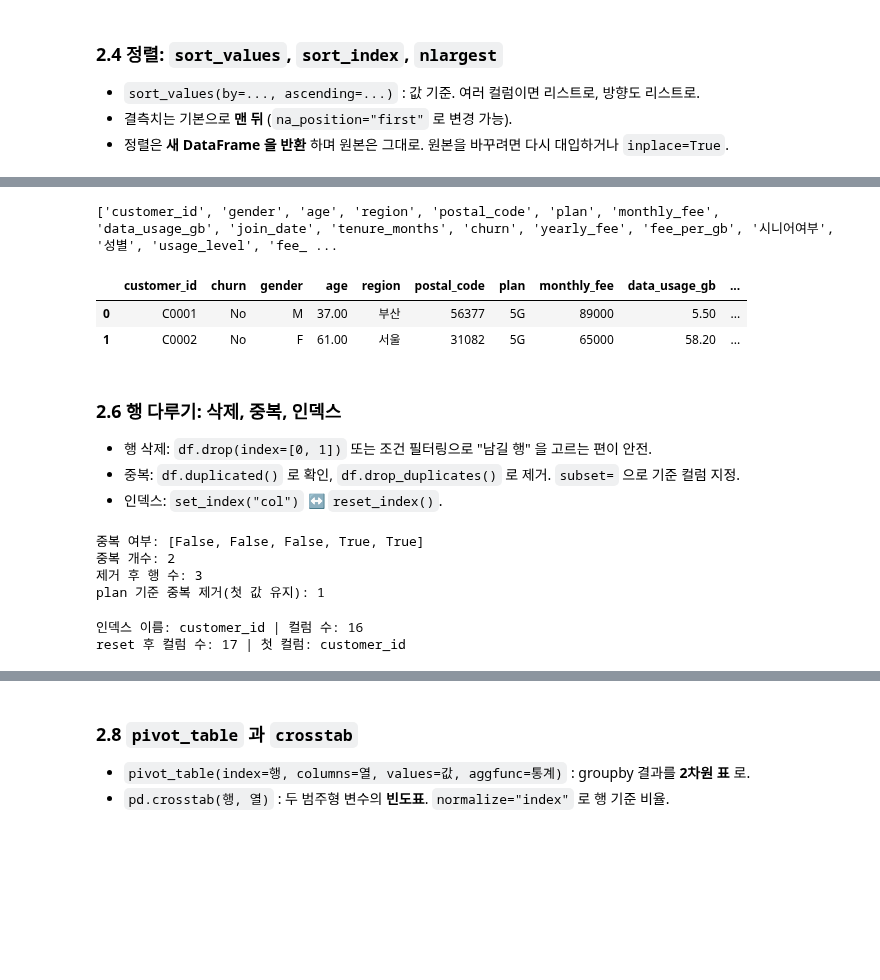
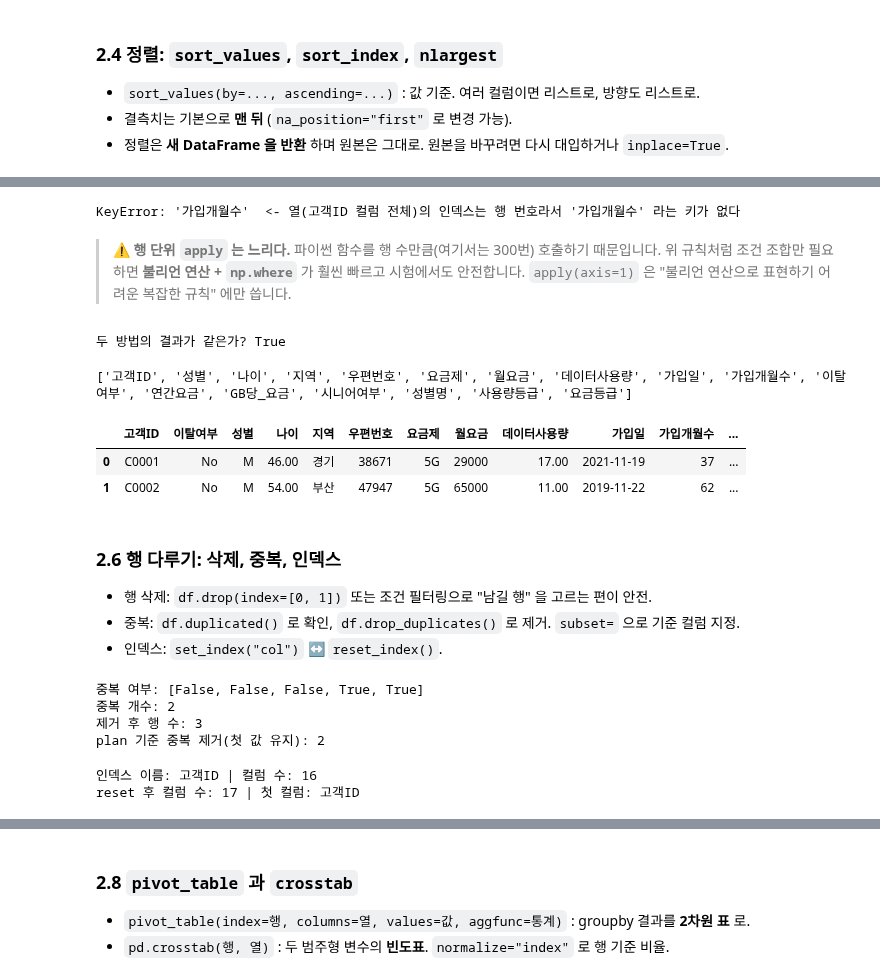
Before and after one commit to icesnake72/aice, a Jupyter notebook: aice_course/02_데이터구조확인_기초데이터다루기.ipynb, the cells around one changed output, grey strips where cells are left out. Cells and saved outputs as stored; diff of their text form; code cells hidden in the pictures; blank space fills up the shorter version.

```diff
--- a/aice_course/02_데이터구조확인_기초데이터다루기.ipynb
+++ b/aice_course/02_데이터구조확인_기초데이터다루기.ipynb
@@ -705,7 +730,7 @@ def fee_grade(fee: int) -> str:
   return "베이직"
 
 
-df["fee_grade"] = df["monthly_fee"].apply(fee_grade)
-df["id_number"] = df["customer_id"].apply(lambda x: int(x[1:]))    # "C0007" -> 7
-df[["customer_id", "id_number", "monthly_fee", "fee_grade"]].head(3)
+df["요금등급"] = df["월요금"].apply(fee_grade)
+df["고객번호"] = df["고객ID"].apply(lambda x: int(x[1:]))    # "C0007" -> 7
+df[["고객ID", "고객번호", "월요금", "요금등급"]].head(3)
 # %% [output]
@@ -716,8 +752,8 @@ df[["customer_id", "id_number", "monthly_fee", "fee_grade"]].head(3)
 # %%
 # 행 단위 apply (axis=1): 여러 컬럼을 동시에 보는 규칙
-df["risk"] = df.apply(
-  lambda row: "high" if (row["tenure_months"] < 12 and row["plan"] == "3G") else "normal",
+df["위험군"] = df.apply(
+  lambda row: "high" if (row["가입개월수"] < 12 and row["요금제"] == "3G") else "normal",
   axis=1,
 )
-df["risk"].value_counts()
+df["위험군"].value_counts()
 # %% [output]
@@ -728,19 +783,36 @@ Name: count, dtype: int64
+# %%
+# axis=0 으로 잘못 주면: 열이 들어오므로 row["가입개월수"] 를 찾을 수 없어 KeyError
+try:
+  df.apply(lambda row: "high" if (row["가입개월수"] < 12 and row["요금제"] == "3G") else "normal", axis=0)
+except KeyError as e:
+  print("KeyError:", e, " <- 열(고객ID 컬럼 전체)의 인덱스는 행 번호라서 '가입개월수' 라는 키가 없다")
+# %% [output]
+KeyError: '가입개월수'  <- 열(고객ID 컬럼 전체)의 인덱스는 행 번호라서 '가입개월수' 라는 키가 없다
+# %% [markdown]
+> **⚠️ 행 단위 `apply` 는 느리다.** 파이썬 함수를 행 수만큼(여기서는 300번) 호출하기 때문입니다. 위 규칙처럼 조건 조합만 필요하면 **불리언 연산 + `np.where`** 가 훨씬 빠르고 시험에서도 안전합니다. `apply(axis=1)` 은 "불리언 연산으로 표현하기 어려운 복잡한 규칙" 에만 씁니다.
+# %%
+# 같은 결과를 apply 없이: 벡터 연산은 300행이든 300만 행이든 한 번에 처리한다
+df["위험군2"] = np.where((df["가입개월수"] < 12) & (df["요금제"] == "3G"), "high", "normal")
+print("두 방법의 결과가 같은가?", (df["위험군"] == df["위험군2"]).all())
+df = df.drop(columns=["위험군2"])
+# %% [output]
+두 방법의 결과가 같은가? True
 # %%
 # 삭제와 이름 변경 (원본을 바꾸려면 다시 대입!)
-df = df.drop(columns=["id_number", "risk"])
-df = df.rename(columns={"gender_kr": "성별", "is_senior": "시니어여부"})
+df = df.drop(columns=["고객번호", "위험군"])
+df = df.rename(columns={"연요금": "연간요금", "GB당요금": "GB당_요금"})
 print(df.columns.tolist())
 # %% [output]
-['customer_id', 'gender', 'age', 'region', 'postal_code', 'plan', 'monthly_fee', 'data_usage_gb', 'join_date', 'tenure_months', 'churn', 'yearly_fee', 'fee_per_gb', '시니어여부', '성별', 'usage_level', 'fee_ ...
+['고객ID', '성별', '나이', '지역', '우편번호', '요금제', '월요금', '데이터사용량', '가입일', '가입개월수', '이탈여부', '연간요금', 'GB당_요금', '시니어여부', '성별명', '사용량등급', '요금등급']
 # %%
 # 컬럼 순서 바꾸기: 원하는 순서의 리스트로 다시 선택
-front = ["customer_id", "churn"]
+front = ["고객ID", "이탈여부"]
 df = df[front + [c for c in df.columns if c not in front]]
 df.head(2)
 # %% [output]
-|  | customer_id | churn | gender | age | region | postal_code | plan | monthly_fee | data_usage_gb | ... |
-| 0 | C0001 | No | M | 37.00 | 부산 | 56377 | 5G | 89000 | 5.50 | ... |
-| 1 | C0002 | No | F | 61.00 | 서울 | 31082 | 5G | 65000 | 58.20 | ... |
+|  | 고객ID | 이탈여부 | 성별 | 나이 | 지역 | 우편번호 | 요금제 | 월요금 | 데이터사용량 | 가입일 | 가입개월수 | ... |
+| 0 | C0001 | No | M | 46.00 | 경기 | 38671 | 5G | 29000 | 17.00 | 2021-11-19 | 37 | ... |
+| 1 | C0002 | No | M | 54.00 | 부산 | 47947 | 5G | 65000 | 11.00 | 2019-11-22 | 62 | ... |
 # %% [markdown]
 ### 2.6 행 다루기: 삭제, 중복, 인덱스
 
@@ -753,21 +825,21 @@ dup = pd.concat([df.head(3), df.head(2)], ignore_index=True)
 print("중복 여부:", dup.duplicated().tolist())
 print("중복 개수:", dup.duplicated().sum())
 print("제거 후 행 수:", len(dup.drop_duplicates()))
-print("plan 기준 중복 제거(첫 값 유지):", len(dup.drop_duplicates(subset=["plan"], keep="first")))
+print("plan 기준 중복 제거(첫 값 유지):", len(dup.drop_duplicates(subset=["요금제"], keep="first")))
 # %% [output]
 중복 여부: [False, False, False, True, True]
 중복 개수: 2
 제거 후 행 수: 3
-plan 기준 중복 제거(첫 값 유지): 1
+plan 기준 중복 제거(첫 값 유지): 2
 # %%
 # set_index / reset_index 왕복
-dfi = df.set_index("customer_id")
+dfi = df.set_index("고객ID")
 print("인덱스 이름:", dfi.index.name, "| 컬럼 수:", dfi.shape[1])
 dfr = dfi.reset_index()
 print("reset 후 컬럼 수:", dfr.shape[1], "| 첫 컬럼:", dfr.columns[0])
 # %% [output]
-인덱스 이름: customer_id | 컬럼 수: 16
-reset 후 컬럼 수: 17 | 첫 컬럼: customer_id
+인덱스 이름: 고객ID | 컬럼 수: 16
+reset 후 컬럼 수: 17 | 첫 컬럼: 고객ID
 # %% [markdown]
 ### 2.7 `groupby`: 그룹별 통계
 
```
Also changed, not shown: parts of 76 cells of this notebook, 18 other files.
